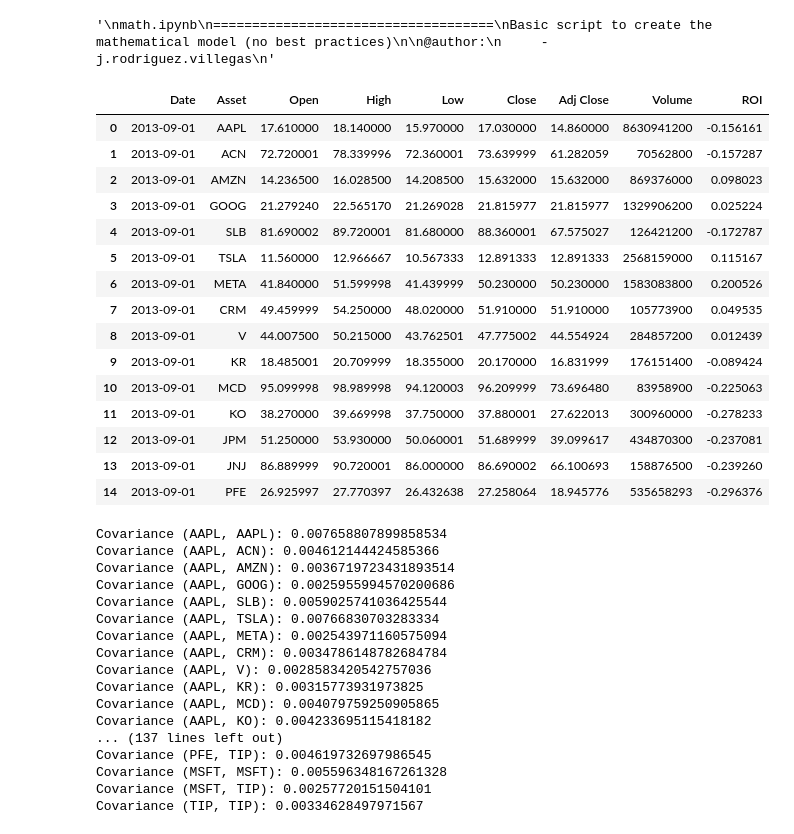
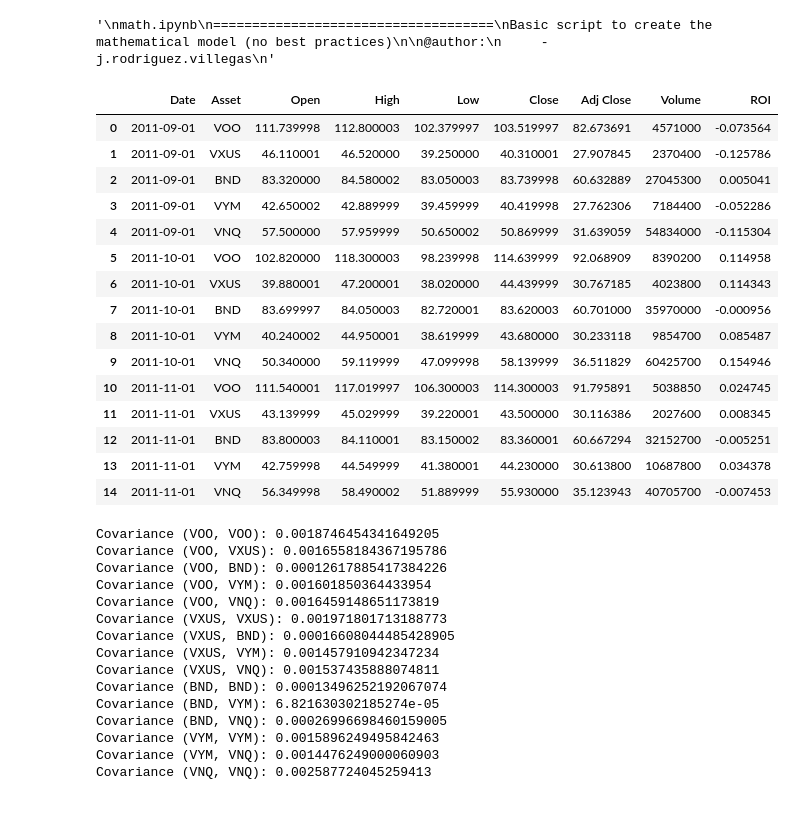
Before and after one commit to joaquinrovi/markowitz-mmcormick, a Jupyter notebook: docs/math.ipynb, the cells around one changed output. Cells and saved outputs as stored; diff of their text form; code cells hidden in the pictures.

```diff
--- a/docs/math.ipynb
+++ b/docs/math.ipynb
@@ -25,27 +25,27 @@ from pyomo.environ import *
 # %%
 # Declare the path to read the data
 url = 'C:/Users/j.rodriguez.villegas/Documents/optimization/01_data/configuration_file.xlsx'
 
 # Read the data
-df = pd.read_excel(url, sheet_name = 'Historical_data')
+df = pd.read_excel(url, sheet_name = 'Historical_data_2')
 df.head(15)
 # %% [output]
 |  | Date | Asset | Open | High | Low | Close | Adj Close | Volume | ROI |
-| 0 | 2013-09-01 | AAPL | 17.610000 | 18.140000 | 15.970000 | 17.030000 | 14.860000 | 8630941200 | -0.156161 |
-| 1 | 2013-09-01 | ACN | 72.720001 | 78.339996 | 72.360001 | 73.639999 | 61.282059 | 70562800 | -0.157287 |
-| 2 | 2013-09-01 | AMZN | 14.236500 | 16.028500 | 14.208500 | 15.632000 | 15.632000 | 869376000 | 0.098023 |
-| 3 | 2013-09-01 | GOOG | 21.279240 | 22.565170 | 21.269028 | 21.815977 | 21.815977 | 1329906200 | 0.025224 |
-| 4 | 2013-09-01 | SLB | 81.690002 | 89.720001 | 81.680000 | 88.360001 | 67.575027 | 126421200 | -0.172787 |
-| 5 | 2013-09-01 | TSLA | 11.560000 | 12.966667 | 10.567333 | 12.891333 | 12.891333 | 2568159000 | 0.115167 |
-| 6 | 2013-09-01 | META | 41.840000 | 51.599998 | 41.439999 | 50.230000 | 50.230000 | 1583083800 | 0.200526 |
-| 7 | 2013-09-01 | CRM | 49.459999 | 54.250000 | 48.020000 | 51.910000 | 51.910000 | 105773900 | 0.049535 |
-| 8 | 2013-09-01 | V | 44.007500 | 50.215000 | 43.762501 | 47.775002 | 44.554924 | 284857200 | 0.012439 |
-| 9 | 2013-09-01 | KR | 18.485001 | 20.709999 | 18.355000 | 20.170000 | 16.831999 | 176151400 | -0.089424 |
-| 10 | 2013-09-01 | MCD | 95.099998 | 98.989998 | 94.120003 | 96.209999 | 73.696480 | 83958900 | -0.225063 |
-| 11 | 2013-09-01 | KO | 38.270000 | 39.669998 | 37.750000 | 37.880001 | 27.622013 | 300960000 | -0.278233 |
-| 12 | 2013-09-01 | JPM | 51.250000 | 53.930000 | 50.060001 | 51.689999 | 39.099617 | 434870300 | -0.237081 |
-| 13 | 2013-09-01 | JNJ | 86.889999 | 90.720001 | 86.000000 | 86.690002 | 66.100693 | 158876500 | -0.239260 |
-| 14 | 2013-09-01 | PFE | 26.925997 | 27.770397 | 26.432638 | 27.258064 | 18.945776 | 535658293 | -0.296376 |
+| 0 | 2011-09-01 | VOO | 111.739998 | 112.800003 | 102.379997 | 103.519997 | 82.673691 | 4571000 | -0.073564 |
+| 1 | 2011-09-01 | VXUS | 46.110001 | 46.520000 | 39.250000 | 40.310001 | 27.907845 | 2370400 | -0.125786 |
+| 2 | 2011-09-01 | BND | 83.320000 | 84.580002 | 83.050003 | 83.739998 | 60.632889 | 27045300 | 0.005041 |
+| 3 | 2011-09-01 | VYM | 42.650002 | 42.889999 | 39.459999 | 40.419998 | 27.762306 | 7184400 | -0.052286 |
+| 4 | 2011-09-01 | VNQ | 57.500000 | 57.959999 | 50.650002 | 50.869999 | 31.639059 | 54834000 | -0.115304 |
+| 5 | 2011-10-01 | VOO | 102.820000 | 118.300003 | 98.239998 | 114.639999 | 92.068909 | 8390200 | 0.114958 |
+| 6 | 2011-10-01 | VXUS | 39.880001 | 47.200001 | 38.020000 | 44.439999 | 30.767185 | 4023800 | 0.114343 |
+| 7 | 2011-10-01 | BND | 83.699997 | 84.050003 | 82.720001 | 83.620003 | 60.701000 | 35970000 | -0.000956 |
+| 8 | 2011-10-01 | VYM | 40.240002 | 44.950001 | 38.619999 | 43.680000 | 30.233118 | 9854700 | 0.085487 |
+| 9 | 2011-10-01 | VNQ | 50.340000 | 59.119999 | 47.099998 | 58.139999 | 36.511829 | 60425700 | 0.154946 |
+| 10 | 2011-11-01 | VOO | 111.540001 | 117.019997 | 106.300003 | 114.300003 | 91.795891 | 5038850 | 0.024745 |
+| 11 | 2011-11-01 | VXUS | 43.139999 | 45.029999 | 39.220001 | 43.500000 | 30.116386 | 2027600 | 0.008345 |
+| 12 | 2011-11-01 | BND | 83.800003 | 84.110001 | 83.150002 | 83.360001 | 60.667294 | 32152700 | -0.005251 |
+| 13 | 2011-11-01 | VYM | 42.759998 | 44.549999 | 41.380001 | 44.230000 | 30.613800 | 10687800 | 0.034378 |
+| 14 | 2011-11-01 | VNQ | 56.349998 | 58.490002 | 51.889999 | 55.930000 | 35.123943 | 40705700 | -0.007453 |
 # %%
 # Create a pivot table
 pivot_table = df.pivot(index="Date", columns="Asset", values="ROI")
@@ -64,23 +64,21 @@ for i in range(len(assets)):
         covariance_prod = covariance_matrix.loc[asset1, asset2]
         print(f"Covariance ({asset1}, {asset2}): {covariance_prod}")
 # %% [output]
-Covariance (AAPL, AAPL): 0.007658807899858534
-Covariance (AAPL, ACN): 0.004612144424585366
-Covariance (AAPL, AMZN): 0.0036719723431893514
-Covariance (AAPL, GOOG): 0.0025955994570200686
-Covariance (AAPL, SLB): 0.0059025741036425544
-Covariance (AAPL, TSLA): 0.00766830703283334
-Covariance (AAPL, META): 0.002543971160575094
-Covariance (AAPL, CRM): 0.0034786148782684784
-Covariance (AAPL, V): 0.0028583420542757036
-Covariance (AAPL, KR): 0.00315773931973825
-Covariance (AAPL, MCD): 0.004079759250905865
-Covariance (AAPL, KO): 0.004233695115418182
-... (137 lines left out)
-Covariance (PFE, TIP): 0.004619732697986545
-Covariance (MSFT, MSFT): 0.005596348167261328
-Covariance (MSFT, TIP): 0.00257720151504101
-Covariance (TIP, TIP): 0.00334628497971567
+Covariance (VOO, VOO): 0.0018746454341649205
+Covariance (VOO, VXUS): 0.0016558184367195786
+Covariance (VOO, BND): 0.00012617885417384226
+Covariance (VOO, VYM): 0.001601850364433954
+Covariance (VOO, VNQ): 0.0016459148651173819
+Covariance (VXUS, VXUS): 0.001971801713188773
+Covariance (VXUS, BND): 0.00016608044485428905
+Covariance (VXUS, VYM): 0.001457910942347234
+Covariance (VXUS, VNQ): 0.001537435888074811
+Covariance (BND, BND): 0.00013496252192067074
+Covariance (BND, VYM): 6.821630302185274e-05
+Covariance (BND, VNQ): 0.00026996698460159005
+Covariance (VYM, VYM): 0.0015896249495842463
+Covariance (VYM, VNQ): 0.0014476249000060903
+Covariance (VNQ, VNQ): 0.002587724045259413
 # %%
 # Create a pivot table
 pivot_table = df.pivot(index="Date", columns="Asset", values="ROI")
```
Also changed, not shown: parts of 9 cells of this notebook, 1 other file.
